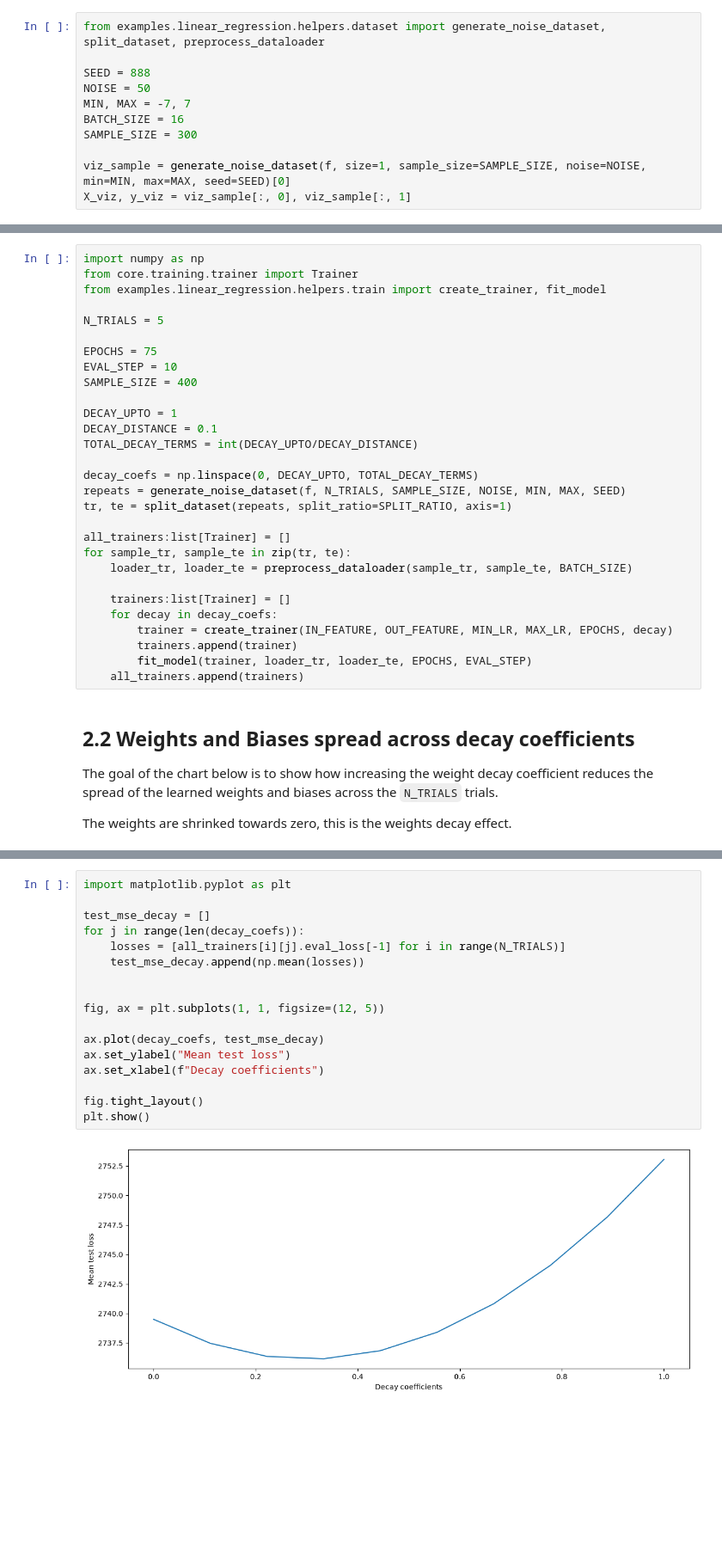
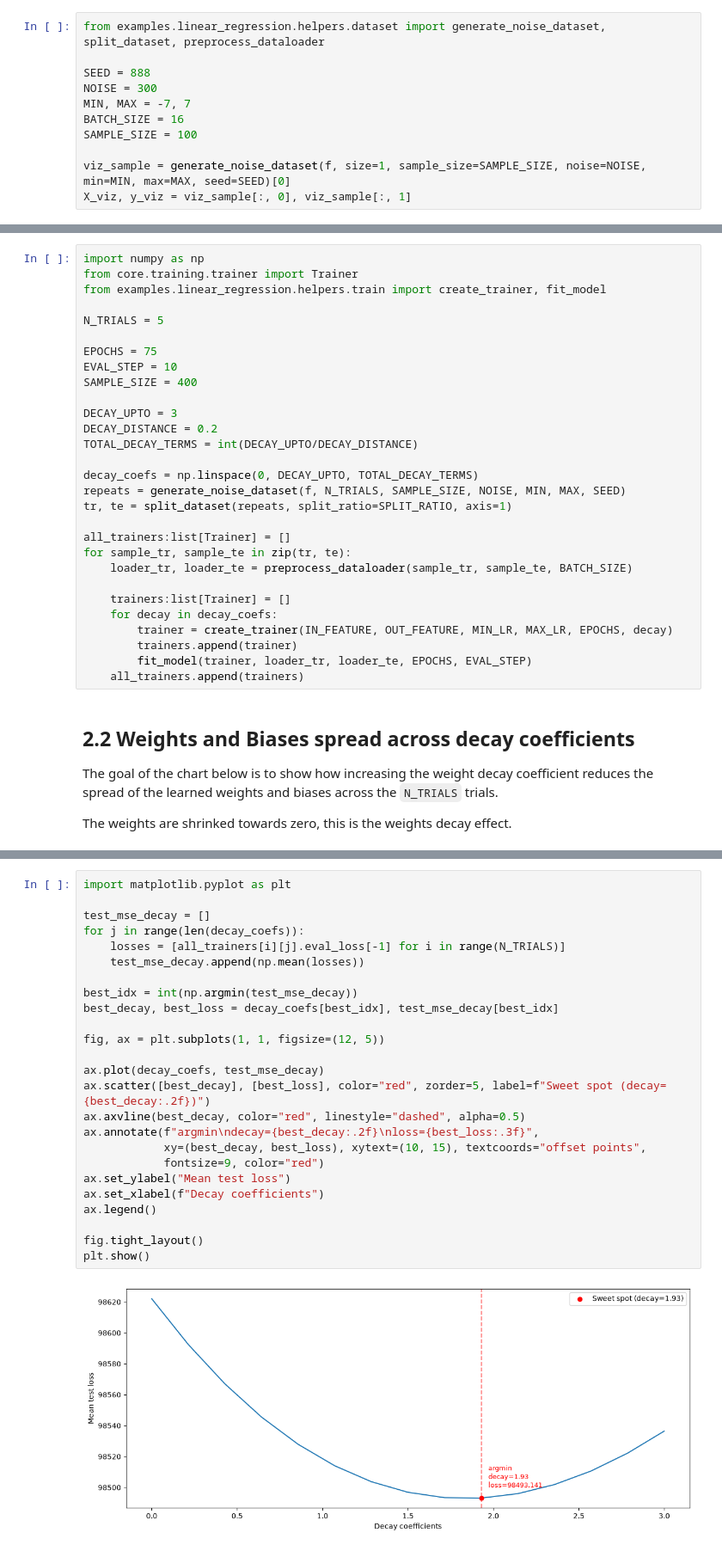
Before and after one commit to cecinuga/thorcino, a Jupyter notebook: examples/linear_regression/regularization/DL2/main.ipynb, the cells around one changed output, grey strips where cells are left out. Shown at 86% size. Cells and saved outputs as stored; diff of their text form; blank space fills up the shorter version.

Commit message:
added sweet pot decay rate

```diff
--- a/examples/linear_regression/regularization/DL2/main.ipynb
+++ b/examples/linear_regression/regularization/DL2/main.ipynb
@@ -23,10 +23,10 @@ def closed_form_fit(x: np.ndarray, y: np.ndarray) -> tuple[float, float]:
 from examples.linear_regression.helpers.dataset import generate_noise_dataset, split_dataset, preprocess_dataloader
 
 SEED = 888
-NOISE = 50
+NOISE = 300
 MIN, MAX = -7, 7
 BATCH_SIZE = 16
-SAMPLE_SIZE = 300
+SAMPLE_SIZE = 100
 
 viz_sample = generate_noise_dataset(f, size=1, sample_size=SAMPLE_SIZE, noise=NOISE, min=MIN, max=MAX, seed=SEED)[0]
 X_viz, y_viz = viz_sample[:, 0], viz_sample[:, 1]
@@ -201,8 +201,8 @@ EPOCHS = 75
 EVAL_STEP = 10
 SAMPLE_SIZE = 400
 
-DECAY_UPTO = 1
-DECAY_DISTANCE = 0.1
+DECAY_UPTO = 3
+DECAY_DISTANCE = 0.2
 TOTAL_DECAY_TERMS = int(DECAY_UPTO/DECAY_DISTANCE)
 
 decay_coefs = np.linspace(0, DECAY_UPTO, TOTAL_DECAY_TERMS)
@@ -279,19 +279,27 @@ The argmin point is the swisspot for the best decay coefficient, and it is the o
 # %%
 import matplotlib.pyplot as plt
 
 test_mse_decay = []
 for j in range(len(decay_coefs)):
     losses = [all_trainers[i][j].eval_loss[-1] for i in range(N_TRIALS)]
     test_mse_decay.append(np.mean(losses))
 
+best_idx = int(np.argmin(test_mse_decay))
+best_decay, best_loss = decay_coefs[best_idx], test_mse_decay[best_idx]
 
 fig, ax = plt.subplots(1, 1, figsize=(12, 5))
 
 ax.plot(decay_coefs, test_mse_decay)
+ax.scatter([best_decay], [best_loss], color="red", zorder=5, label=f"Sweet spot (decay={best_decay:.2f})")
+ax.axvline(best_decay, color="red", linestyle="dashed", alpha=0.5)
+ax.annotate(f"argmin\ndecay={best_decay:.2f}\nloss={best_loss:.3f}",
+            xy=(best_decay, best_loss), xytext=(10, 15), textcoords="offset points",
+            fontsize=9, color="red")
 ax.set_ylabel("Mean test loss")
 ax.set_xlabel(f"Decay coefficients")
+ax.legend()
 
 fig.tight_layout()
 plt.show()
 # %% [output]
-[figure, old version]
+[figure, new version]
```
Also changed, not shown: parts of 5 cells of this notebook, 1 other file.
